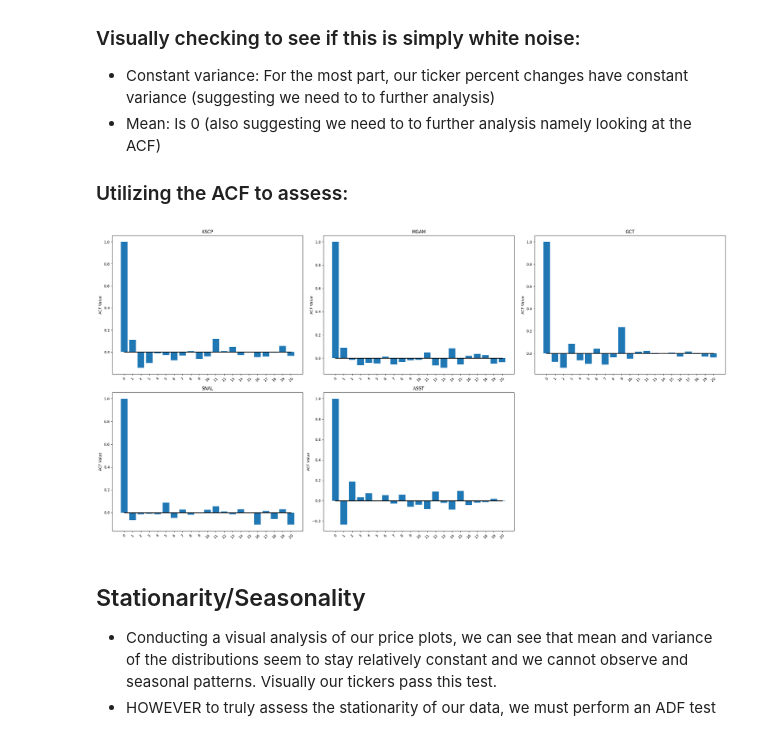
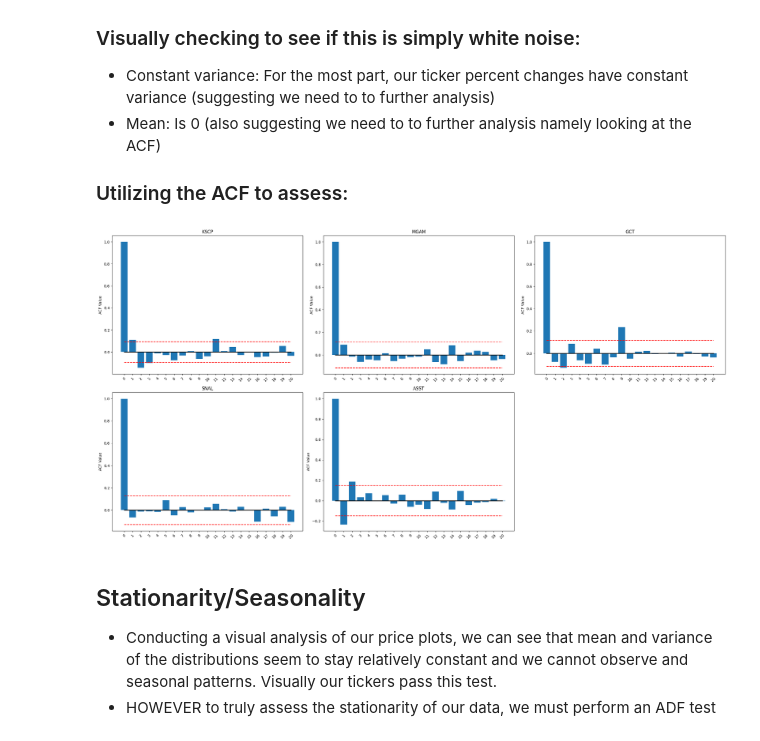
Before and after one commit to carefulDoppelganger/NotebookSamples, a Jupyter notebook: Model/simple_model.ipynb, the cells around one changed output. Saved outputs shown, nothing was run; the diff lists cells and outputs as text; code cells hidden in the pictures.

Commit message:
Added sig values to plot

```diff
--- a/Model/simple_model.ipynb
+++ b/Model/simple_model.ipynb
@@ -167,7 +167,7 @@ fig, axes = plt.subplots(2, 3, figsize=(24, 12))
 colors = ["b", "g", "r", "c", "m"]
 
 # Get unique ticker names
-unique_tickers = train["TickerName"].unique()
+unique_tickers = train_scaled["TickerName"].unique()
 
 for index, i in enumerate(unique_tickers):  # Exclude the last ticker
     # Calculate row and column indices for the subplot
@@ -176,7 +176,7 @@ for index, i in enumerate(unique_tickers):  # Exclude the last ticker
     # Select the appropriate subplot using row and column indices
     ax = axes[row_index, col_index]
 
-    temporary = train[train["TickerName"] == i]
+    temporary = train_scaled[train_scaled["TickerName"] == i]
 
     # Plot data on the selected subplot
     ax.plot(temporary["date"], temporary["close"], label=i, color=colors[index])
@@ -201,9 +201,9 @@ acf_results = {}
 pacf_results = {}
 significant_values = {}
 
-for i in train["TickerName"].unique():
+for i in train_scaled["TickerName"].unique():
 
-    temporary = train[train["TickerName"] == i]
+    temporary = train_scaled[train_scaled["TickerName"] == i]
 
     adf_results[i] = adfuller(temporary["close"])
     acf_results[i] = acf(temporary["close"], nlags=20, fft=False)
@@ -243,34 +243,35 @@ adf_results
 # %%
 fig, axes = plt.subplots(2, 3, figsize=(24, 12))
 
 # Get unique ticker names
-unique_tickers = train["TickerName"].unique()
+unique_tickers = train_scaled["TickerName"].unique()
 
 for index, i in enumerate(unique_tickers):  # Exclude the last ticker
     # Calculate row and column indices for the subplot
     row_index, col_index = divmod(index, 3)
 
     # Select the appropriate subplot using row and column indices
     ax = axes[row_index, col_index]
 
     temporary = acf_results[i]
 
     # Plot data on the selected subplot
     ax.bar(np.arange(len(temporary)), temporary, label=i)
     ax.plot(np.arange(len(temporary)), 0 * np.arange(len(temporary)), color="black", linewidth=2)
+    ax.plot(np.arange(len(temporary)), significant_values[i][0] * np.ones(len(temporary)), '--r', label='Significant Value')
+    ax.plot(np.arange(len(temporary)), -significant_values[i][0] * np.ones(len(temporary)), '--r')
     ax.set_xticks(np.arange(len(temporary)))
     ax.set_ylabel("ACF Value")
-    ax.tick_params(axis='x', rotation=45)  # Rotate x-axis labels
+    ax.tick_params(axis='x', rotation=45)
     ax.set_title(i)
 
 
 # Remove the last subplot
 fig.delaxes(axes[1, 2])
-
 plt.tight_layout()  # Adjust subplot layout
 plt.show()
 # %% [output]
-[figure, old version]
+[figure, new version]
 # %% [markdown]
 ## Stationarity/Seasonality
 
```
Also changed, not shown: parts of 2 cells of this notebook.
